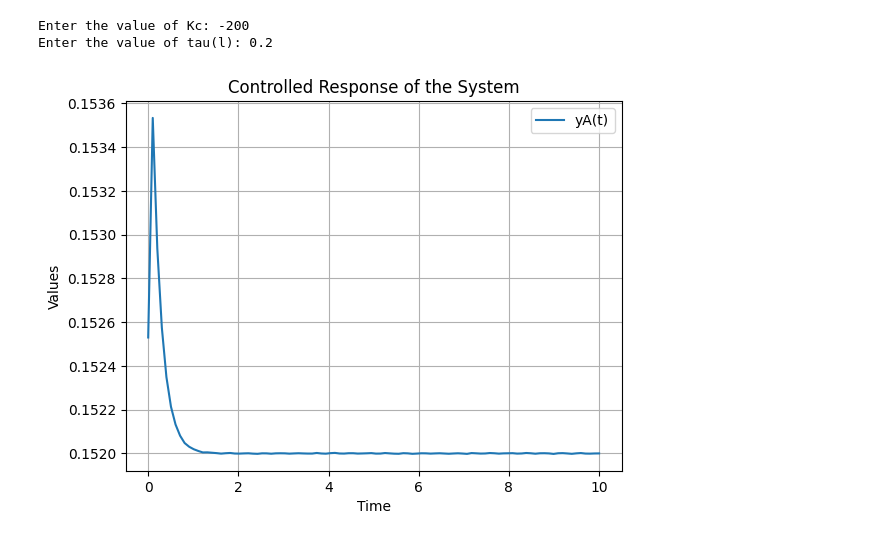
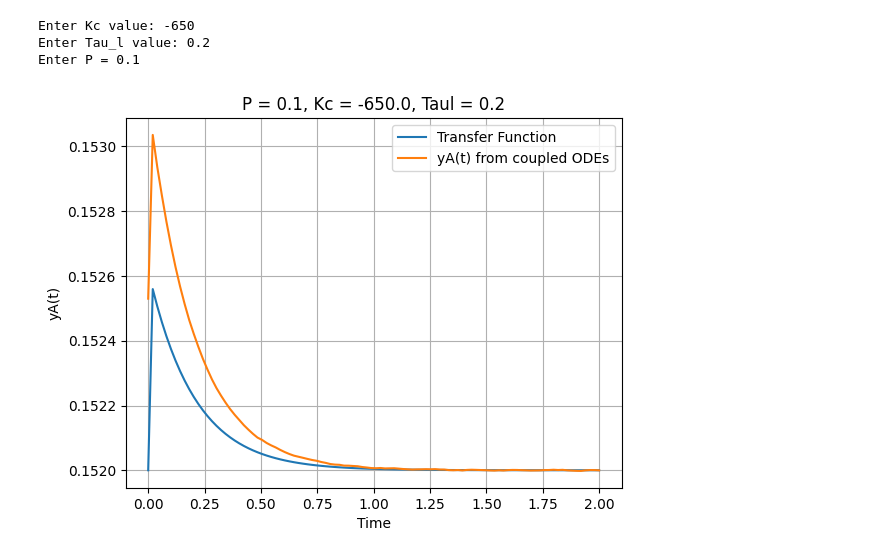
Before and after one commit to HRJ369/CL329, a Jupyter notebook: CL329_coding_ass.ipynb, the cells around one changed output. Cells and saved outputs as stored; diff of their text form; code cells hidden in the pictures.

```diff
--- a/CL329_coding_ass.ipynb
+++ b/CL329_coding_ass.ipynb
@@ -28,7 +28,8 @@ def absorption_ode(t, xa, P):
 
 # Function for the transfer function approach solution
 def transfer_function_solution(t, P):
-    return P * 0.648 * (1 - np.exp(-t / 0.07)) + 0.1522 #adding 0.1522 as we are taking system to be in steady state initially ie at t=0
+    return P * 0.648 * (1 - np.exp(-t / 0.07)) + 0.1522
+    #adding 0.1522 as we are taking system to be in steady state initially ie at t=0
 
 # Initial condition and time span for the ODE solver
 xa0 = xa_steady  # Initial condition (steady state value of xa)
@@ -54,7 +55,7 @@ for P in P_values:
     plt.figure()
     plt.plot(t_eval, ya_sol, label='Non-linear solution (ODE)')
     plt.plot(t_eval, ya_transfer, label='Transfer function solution', linestyle='--')
-    plt.xlabel('Time (minutes)')
+    plt.xlabel('Time ')
     plt.ylabel('Mole fraction of A in gas phase (y_A)')
     plt.title(f'Step Change P = {P}')
     plt.legend()
@@ -66,56 +67,80 @@ for P in P_values:
 # %%
+import numpy as np
+import matplotlib.pyplot as plt
+import math
+from scipy.integrate import solve_ivp
 
-import numpy as np
-from scipy.integrate import solve_ivp
-import matplotlib.pyplot as plt
+# Function to calculate y = A*e^(P1*t) + B*e^(P2*t) + 0.152
+def calculate_y(Kc, Taul, P, t):
+    # Calculate P1
+    P1 = (-(1 - 0.161 * Kc) / 0.07 + math.sqrt(((1 - 0.161 * Kc) / 0.07) ** 2 + (9.2 * Kc) / Taul)) / 2
 
+    # Calculate P2
+    P2 = (-(1 - 0.161 * Kc) / 0.07 - math.sqrt(((1 - 0.161 * Kc) / 0.07) ** 2 + (9.2 * Kc) / Taul)) / 2
+
+    # Calculate A
+    A = 9.275 * P / (P1 - P2)
+
+    # Set B = -A
+    B = -A
+
+    # Calculate y for each time t
+    y = A * np.exp(P1 * t) + B * np.exp(P2 * t) + 0.152
+    return y
+
+# Define the coupled ODEs system
 def coupled_odes(t, y, Kc, tau_l, P):
     F, xA, e = y
     G = 0.5  # Define G based on your system
     rho = 0.02  # Define density based on your system
     V = 10  # Define volume based on your system
     Keq = 80  # Define equilibrium constant based on your system
 
     yA1 = 0.4 + P  # Calculate yA1
 
     # Define the equations
-
     dxA_dt = (-F * xA + G * (yA1 - Keq * xA**3)) / (rho * V)
     de_dt = -3 * Keq * xA**2 * dxA_dt
-    dF_dt = Kc * de_dt + (Kc / tau_l) * (0.152 - Keq*xA**3 )  # Using de/dt and e(t)
-
+    dF_dt = Kc * de_dt + (Kc / tau_l) * (0.152 - Keq * xA**3)
 
     return [dF_dt, dxA_dt, de_dt]
 
 # Input values for Kc and tau_l
-Kc = float(input("Enter the value of Kc: "))
-tau_l = float(input("Enter the value of tau(l): "))
+Kc = float(input("Enter Kc value: "))
+Taul = float(input("Enter Tau_l value: "))
 
-# Initial conditions
+# Initial conditions for the coupled ODEs
 F0 = 1  # Initial condition for F
 xA0 = 0.124  # Initial condition for xA
 e0 = 0.0  # Initial condition for e
 y0 = [F0, xA0, e0]
 
-# Time span for the simulation
-t_span = (0, 10)  # Adjust as needed
+# Time span and evaluation points
+t_span = (0, 2)
 t_eval = np.linspace(t_span[0], t_span[1], 100)
 
-# Solve the ODEs
-solution = solve_ivp(coupled_odes, t_span, y0, args=(Kc, tau_l, 0.1), t_eval=t_eval)
+P = float(input("Enter P = "))  # Example value for P in the calculate_y function
 
-# Plot the results
-plt.figure()
-#plt.plot(solution.t, solution.y[0], label='F(t)')
-plt.plot(solution.t, 80*solution.y[1]**3 , label='yA(t)')
-#plt.plot(solution.t, solution.y[2], label='e(t)')
+# Solve the coupled ODEs
+solution = solve_ivp(coupled_odes, t_span, y0, args=(Kc, Taul, P), t_eval=t_eval)
+
+
+y_values = calculate_y(Kc, Taul, P, t_eval)
+
+# Plot the results on the same graph
+plt.plot(t_eval, y_values, label='Transfer Function')
+plt.plot(solution.t, 80 * solution.y[1]**3, label='yA(t) from coupled ODEs')
+
+# Customize the plot
+plt.title(f'P = {P}, Kc = {Kc}, Taul = {Taul}')
+
 plt.xlabel('Time')
-plt.ylabel('Values')
-plt.title('Controlled Response of the System')
+plt.ylabel('yA(t)')
 plt.legend()
 plt.grid()
 plt.show()
 # %% [output]
-Enter the value of Kc: -200
-Enter the value of tau(l): 0.2
+Enter Kc value: -650
+Enter Tau_l value: 0.2
+Enter P = 0.1
-[figure, old version]
+[figure, new version]
```
Also changed, not shown: parts of 3 cells of this notebook.
